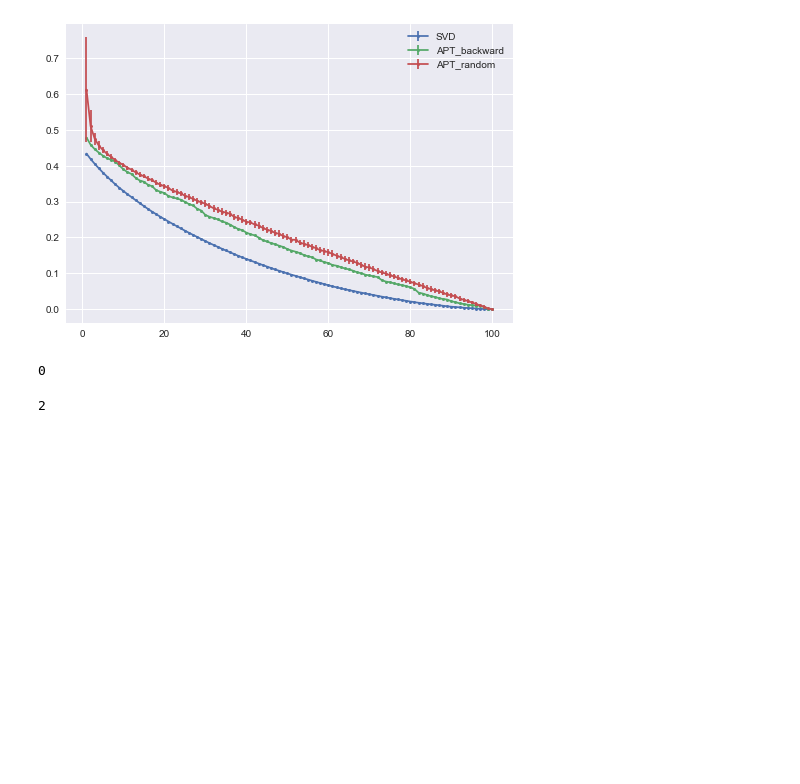
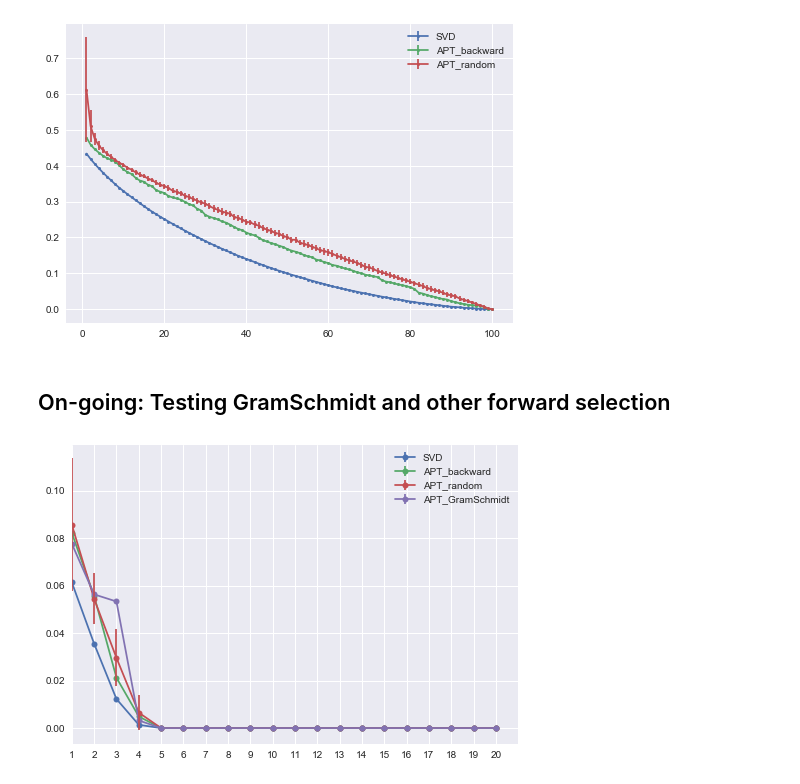
Before and after one commit to LishengSun/Meta-Learning-and-APT, a Jupyter notebook: PAPER_CAP2018/demonstration.ipynb, the cells around one changed output. Saved outputs shown, nothing was run; the diff lists cells and outputs as text; code cells hidden in the pictures; blank space fills up the shorter version.

```diff
--- a/PAPER_CAP2018/demonstration.ipynb
+++ b/PAPER_CAP2018/demonstration.ipynb
@@ -150,11 +152,11 @@ Takes time!! Don't rerun it if no need!!!
 # RMSE_dict, errorbar_dict = compare_methods(S_miss, miss_err=True)
 # %% [output]
 [figure]
-# %%
-len(np.where(np.isnan(S_miss))[0])
-# %% [output]
-0
-# %%
-len(missing_position)
-# %% [output]
-2
+# %% [markdown]
+## On-going: Testing GramSchmidt and other forward selection
+# %%
+from compare_methods import compare_methods
+S_petit = random_data(20, 20, 5)
+RMSE_dict, errorbar_dict = compare_methods(S_petit, miss_err=True)
+# %% [output]
+[figure, added]
```
Also changed, not shown: parts of 2 cells of this notebook, 2 other files.
